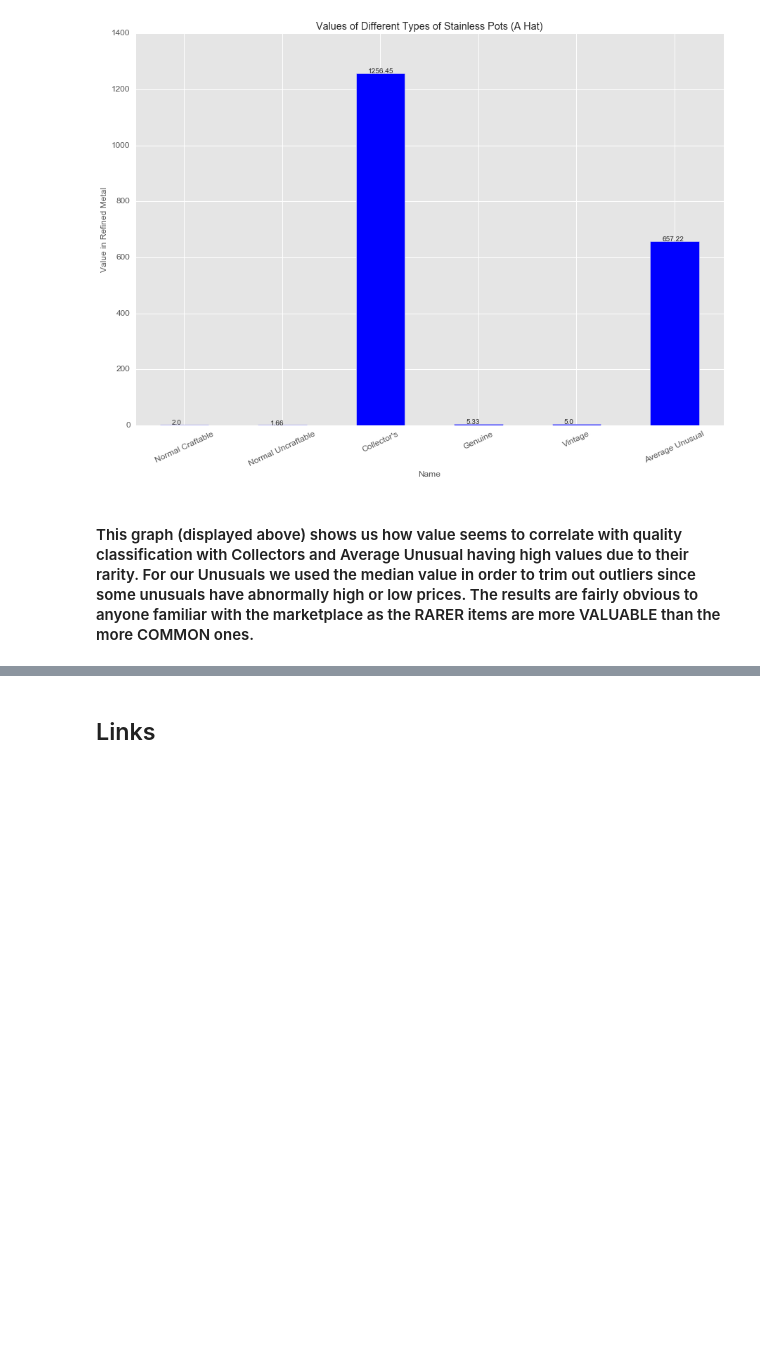
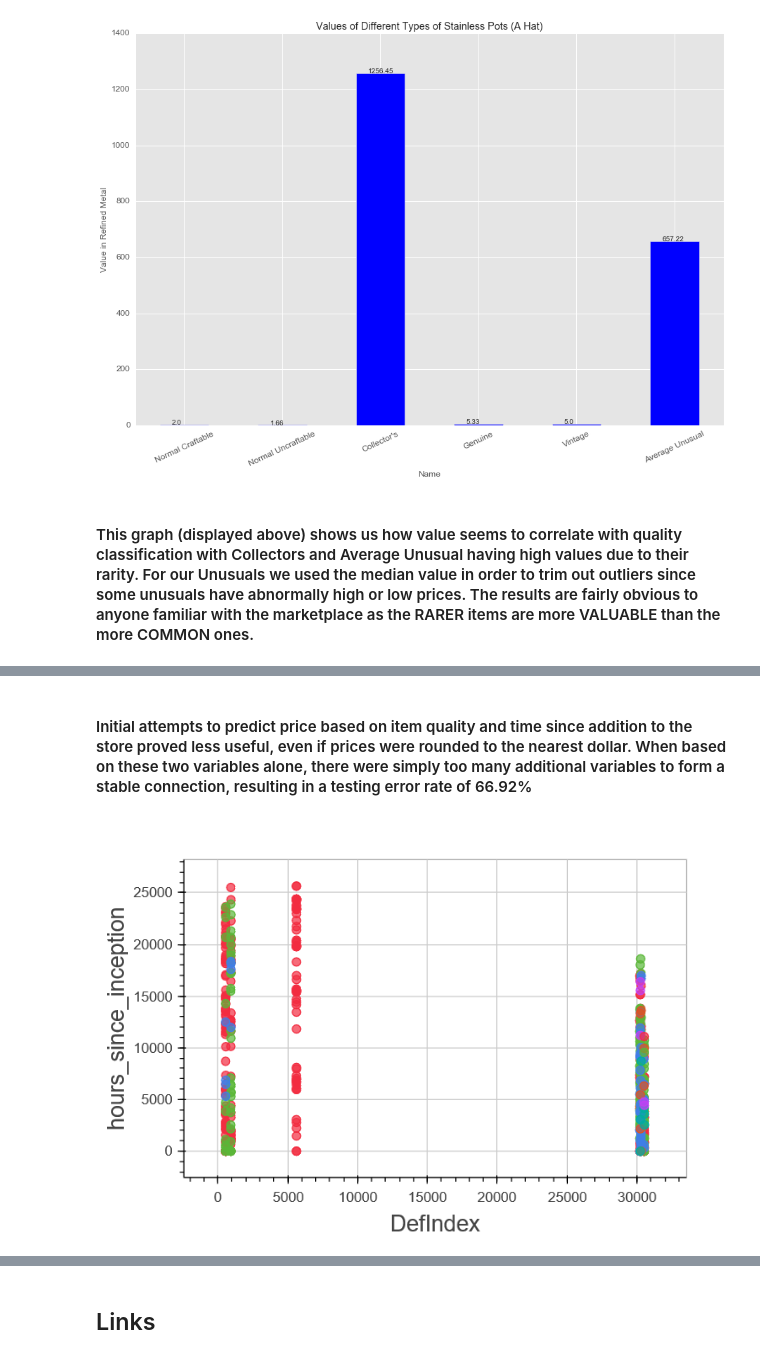
Before and after one commit to NithinPerumal/SteamMarketAnalysis, a Jupyter notebook: IPython Notebook/FinalReport.ipynb, the cells around one changed output, grey strips where cells are left out. Saved outputs shown, nothing was run; the diff lists cells and outputs as text; code cells hidden in the pictures; blank space fills up the shorter version.

```diff
--- a/IPython Notebook/FinalReport.ipynb
+++ b/IPython Notebook/FinalReport.ipynb
@@ -390,0 +404,6 @@ Image('Images/StainlessPotQualityValueComparison.png')
+# %% [markdown]
+#### Initial attempts to predict price based on item quality and time since addition to the store proved less useful, even if prices were rounded to the nearest dollar. When based on these two variables alone, there were simply too many additional variables to form a stable connection, resulting in a testing error rate of 66.92%
+# %%
+Image('Images/PredictPrice_Halloween_Trees.png')
+# %% [output]
+[figure, added]
```
Also changed, not shown: parts of 6 cells of this notebook.
